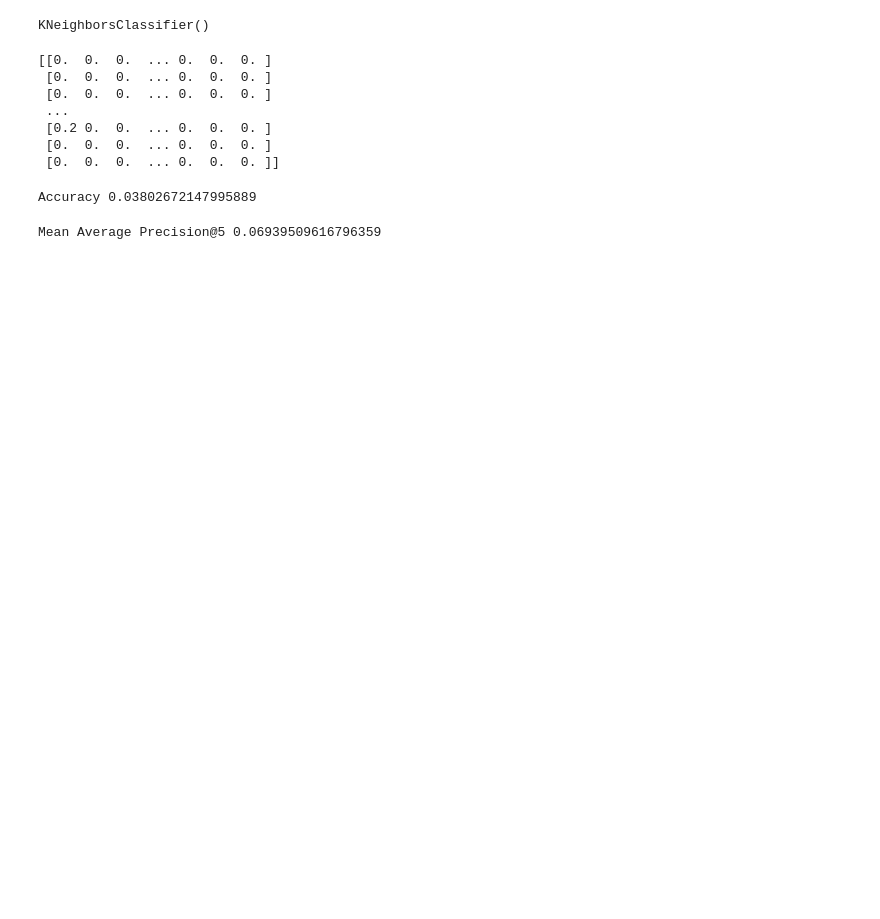
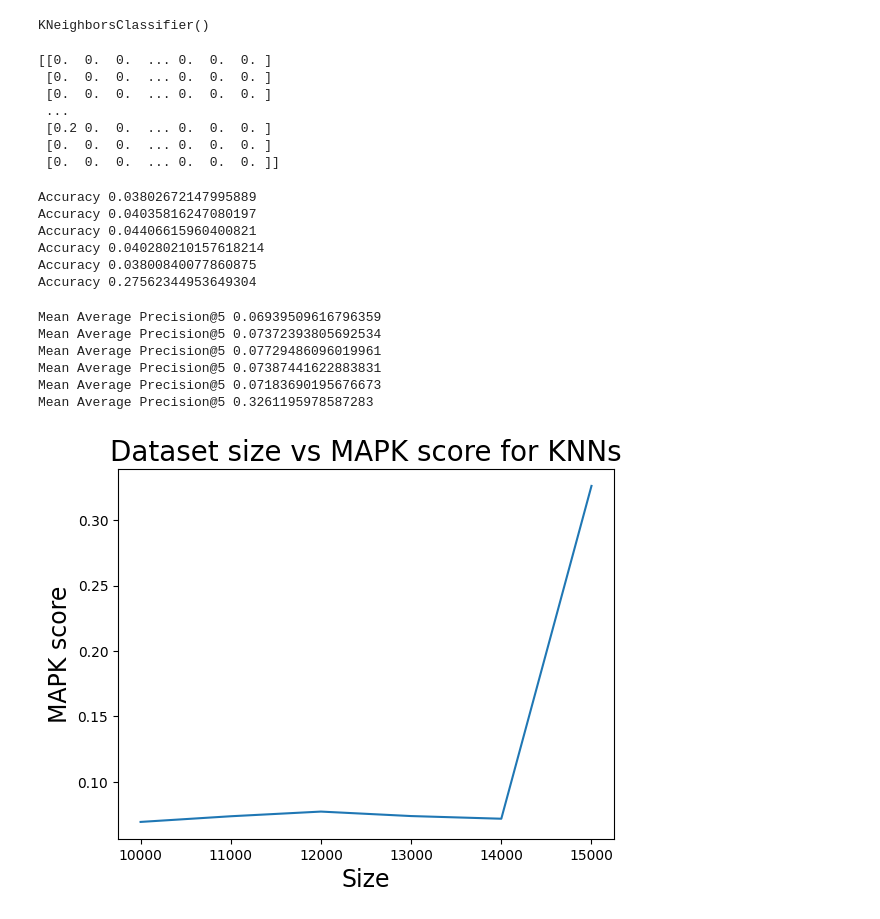
Before and after one commit to KellyC-05/Hotel_recommendation, a Jupyter notebook: KNN.ipynb, the cells around one changed output. Drawn from its saved outputs; the diff is of its cells as text; code cells hidden in the pictures; blank space fills up the shorter version.

Commit message:
Added graphs for different training set sizes

```diff
--- a/KNN.ipynb
+++ b/KNN.ipynb
@@ -90,9 +100,29 @@ KNeighborsClassifier()
 # %%
 X_test_new_10k = test_new_10k.drop(['hotel_cluster'], axis=1)
 Y_test_new_10k = test_new_10k['hotel_cluster']
+X_test_new_11k = test_new_11k.drop(['hotel_cluster'], axis=1)
+Y_test_new_11k = test_new_11k['hotel_cluster']
+X_test_new_12k = test_new_12k.drop(['hotel_cluster'], axis=1)
+Y_test_new_12k = test_new_12k['hotel_cluster']
+X_test_new_13k = test_new_13k.drop(['hotel_cluster'], axis=1)
+Y_test_new_13k = test_new_13k['hotel_cluster']
+X_test_new_14k = test_new_14k.drop(['hotel_cluster'], axis=1)
+Y_test_new_14k = test_new_14k['hotel_cluster']
+X_test_new_15k = test_new_15k.drop(['hotel_cluster'], axis=1)
+Y_test_new_15k = test_new_15k['hotel_cluster']
 # %%
-Y_test_pred_10k = knn.predict(X_test_new_10k)
-Y_test_pred_proba_10k = knn.predict_proba(X_test_new_10k)
+Y_test_pred_10k = knn_10k.predict(X_test_new_10k)
+Y_test_pred_proba_10k = knn_10k.predict_proba(X_test_new_10k)
+Y_test_pred_11k = knn_11k.predict(X_test_new_11k)
+Y_test_pred_proba_11k = knn_11k.predict_proba(X_test_new_11k)
+Y_test_pred_12k = knn_12k.predict(X_test_new_12k)
+Y_test_pred_proba_12k = knn_12k.predict_proba(X_test_new_12k)
+Y_test_pred_13k = knn_13k.predict(X_test_new_13k)
+Y_test_pred_proba_13k = knn_13k.predict_proba(X_test_new_13k)
+Y_test_pred_14k = knn_14k.predict(X_test_new_14k)
+Y_test_pred_proba_14k = knn_14k.predict_proba(X_test_new_14k)
+Y_test_pred_15k = knn_15k.predict(X_test_new_15k)
+Y_test_pred_proba_15k = knn_15k.predict_proba(X_test_new_15k)
 # %%
 print(Y_test_pred_proba_10k)
 # %% [output]
@@ -106,10 +136,52 @@ print(Y_test_pred_proba_10k)
 # %%
 accuracy_10k = accuracy_score(Y_test_new_10k, Y_test_pred_10k)
 print('Accuracy', accuracy_10k)
+accuracy_11k = accuracy_score(Y_test_new_11k, Y_test_pred_11k)
+print('Accuracy', accuracy_11k)
+accuracy_12k = accuracy_score(Y_test_new_12k, Y_test_pred_12k)
+print('Accuracy', accuracy_12k)
+accuracy_13k = accuracy_score(Y_test_new_13k, Y_test_pred_13k)
+print('Accuracy', accuracy_13k)
+accuracy_14k = accuracy_score(Y_test_new_14k, Y_test_pred_14k)
+print('Accuracy', accuracy_14k)
+accuracy_15k = accuracy_score(Y_test_new_15k, Y_test_pred_15k)
+print('Accuracy', accuracy_15k)
 # %% [output]
 Accuracy 0.03802672147995889
+Accuracy 0.04035816247080197
+Accuracy 0.04406615960400821
+Accuracy 0.040280210157618214
+Accuracy 0.03800840077860875
+Accuracy 0.27562344953649304
 # %%
 map_10k = mean_average_precision(Y_test_new_10k, Y_test_pred_proba_10k)
 print("Mean Average Precision@5", map_10k)
+map_11k = mean_average_precision(Y_test_new_11k, Y_test_pred_proba_11k)
+print("Mean Average Precision@5", map_11k)
+map_12k = mean_average_precision(Y_test_new_12k, Y_test_pred_proba_12k)
+print("Mean Average Precision@5", map_12k)
+map_13k = mean_average_precision(Y_test_new_13k, Y_test_pred_proba_13k)
+print("Mean Average Precision@5", map_13k)
+map_14k = mean_average_precision(Y_test_new_14k, Y_test_pred_proba_14k)
+print("Mean Average Precision@5", map_14k)
+map_15k = mean_average_precision(Y_test_new_15k, Y_test_pred_proba_15k)
+print("Mean Average Precision@5", map_15k)
 # %% [output]
 Mean Average Precision@5 0.06939509616796359
+Mean Average Precision@5 0.07372393805692534
+Mean Average Precision@5 0.07729486096019961
+Mean Average Precision@5 0.07387441622883831
+Mean Average Precision@5 0.07183690195676673
+Mean Average Precision@5 0.3261195978587283
+# %%
+mapk_scores = [map_10k, map_11k, map_12k, map_13k, map_14k, map_15k]
+# %%
+dataset_size = [10000, 11000, 12000, 13000, 14000, 15000]
+
+plt.plot(dataset_size,mapk_scores)
+plt.title("Dataset size vs MAPK score for KNNs",fontsize=20)
+plt.xlabel("Size",fontsize=17)
+plt.ylabel("MAPK score",fontsize=17)
+plt.show()
+# %% [output]
+[figure, added]
```
Also changed, not shown: parts of 2 cells of this notebook, 2 other files.
